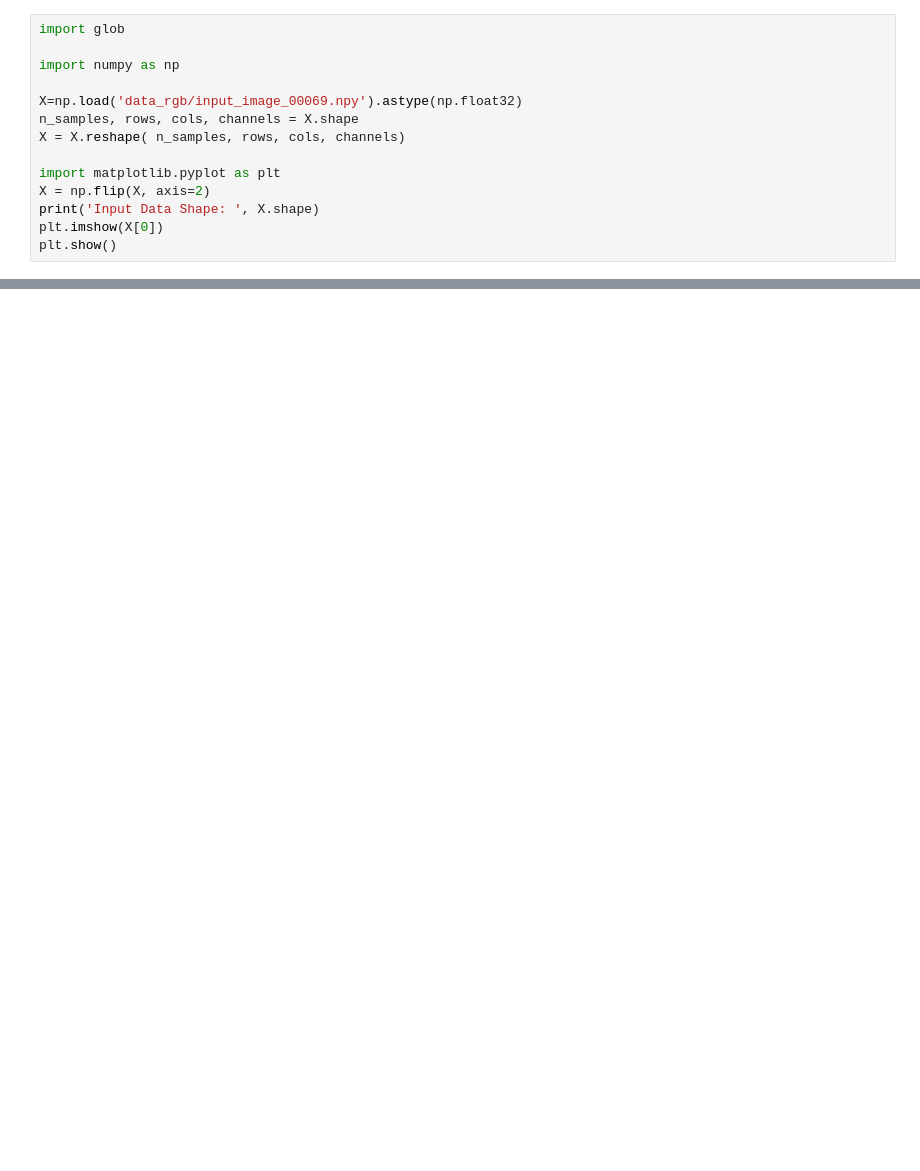
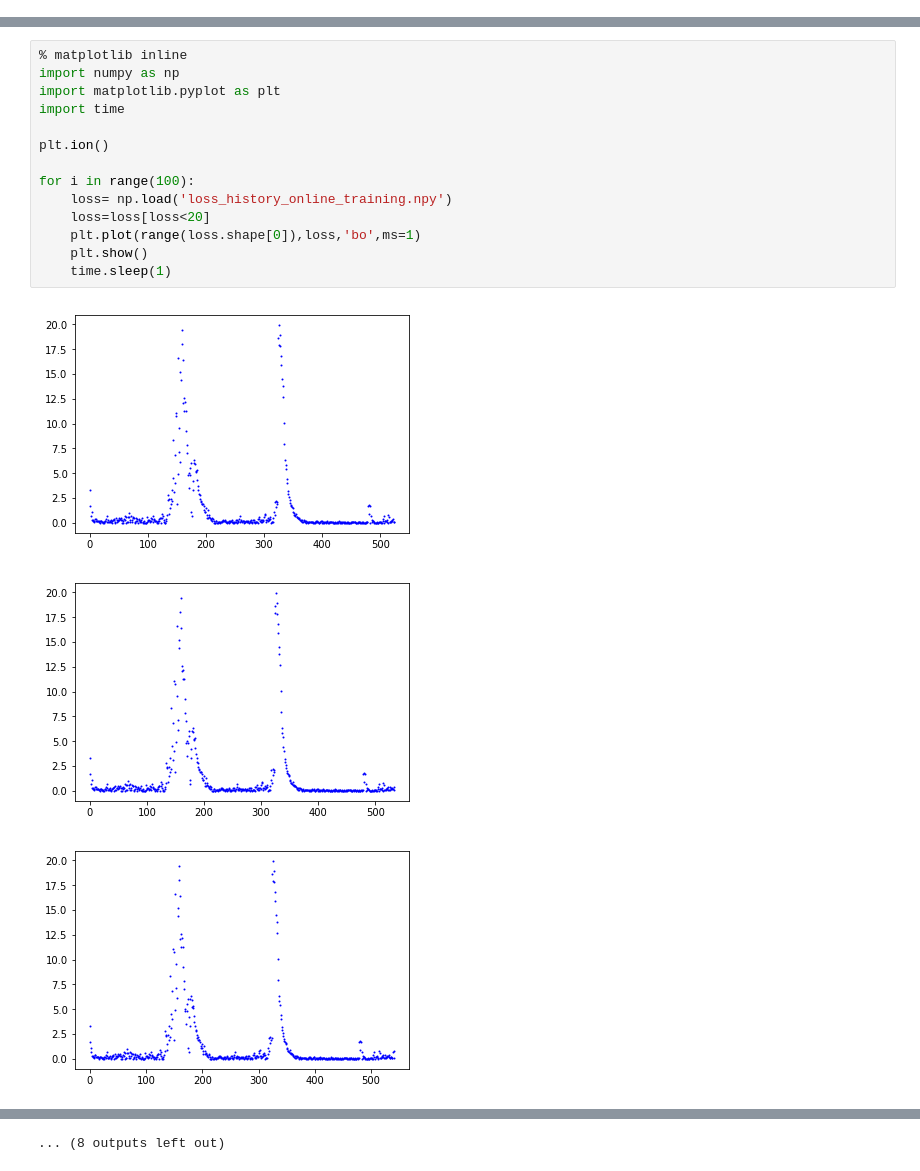
Before and after one commit to dixantmittal/autonomous-vehicle-controller, a Jupyter notebook: Utils.ipynb, the cells around one changed output, grey strips where cells are left out. Drawn from its saved outputs; the diff is of its cells as text; blank space fills up the shorter version.

```diff
--- a/Utils.ipynb
+++ b/Utils.ipynb
@@ -94,17 +58,3 @@ plt.show()
-# %%
-import glob
-
-import numpy as np
-
-X=np.load('data_rgb/input_image_00069.npy').astype(np.float32)
-n_samples, rows, cols, channels = X.shape
-X = X.reshape( n_samples, rows, cols, channels)
-
-import matplotlib.pyplot as plt
-X = np.flip(X, axis=2)
-print('Input Data Shape: ', X.shape)
-plt.imshow(X[0])
-plt.show()
 # %%
 # convert real images to numpy array
 import glob
@@ -164,0 +132,18 @@ print(y[:,0])
+# %%
+% matplotlib inline
+import numpy as np
+import matplotlib.pyplot as plt
+import time
+
+plt.ion()
+
+for i in range(100):
+    loss= np.load('loss_history_online_training.npy')
+    loss=loss[loss<20]
+    plt.plot(range(loss.shape[0]),loss,'bo',ms=1)
+    plt.show()
+    time.sleep(1)
+# %% [output]
+[figure, added]
+[figure, added]
+[figure, added]
@@ -164,0 +159 @@ print(y[:,0])
+... (8 outputs left out)
```
Also changed, not shown: parts of 9 cells of this notebook, 3 other files.
